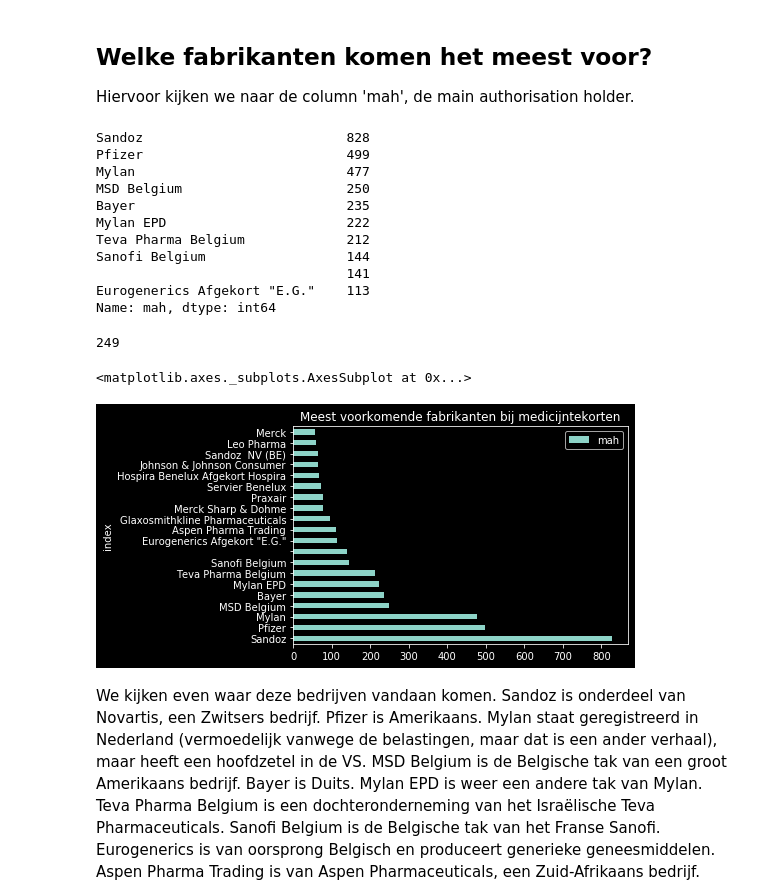
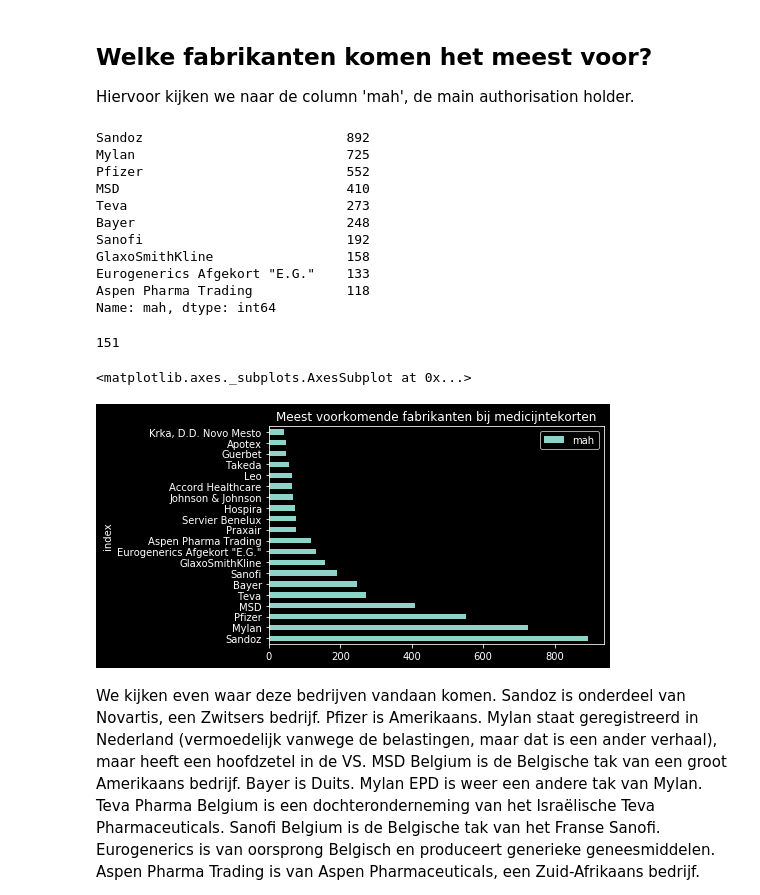
Before and after one commit to ducoquelicot/old_vrtnwsdata, a Jupyter notebook: zorg/exploration.ipynb, the cells around one changed output. Drawn from its saved outputs; the diff is of its cells as text; code cells hidden in the pictures.

```diff
--- a/zorg/exploration.ipynb
+++ b/zorg/exploration.ipynb
@@ -1174,3 +1185,5 @@ Dat gezegd hebbende, de volgende vragen zijn interessant:
 - Hoe lang duurt de gemiddelde/mean/mode onbeschikbaarheid, en is dit gegroeid?
 - Is dit nog verder uit te splitsen naar fabrikanten? (Bv: Pfizer heeft de afgelopen jaren steeds vaker meldingen gedaan en ook steeds langere tekorten)
 - Zijn er medicijnen bij waarbij een tekort zorgt voor een levensvatbaarheidsprobleem bij de patiëntengroep?
+# %%
+supply = pd.read_csv('zorg/cleam_sp.csv', parse_dates=['supply_problem_start_date', 'supply_problem_presumed_end_date', 'supply_problem_end_date'])
@@ -1230,28 +1274,28 @@ In verreweg de meeste gevallen ging het om problemen met de beschikbaarheid van
 ## Welke fabrikanten komen het meest voor?
 Hiervoor kijken we naar de column 'mah', de main authorisation holder.
 # %%
-supplyproblems.mah.value_counts().head(10)
+supply.mah.value_counts().head(10)
 # %% [output]
-Sandoz                          828
-Pfizer                          499
-Mylan                           477
-MSD Belgium                     250
-Bayer                           235
-Mylan EPD                       222
-Teva Pharma Belgium             212
-Sanofi Belgium                  144
-                                141
-Eurogenerics Afgekort "E.G."    113
+Sandoz                          892
+Mylan                           725
+Pfizer                          552
+MSD                             410
+Teva                            273
+Bayer                           248
+Sanofi                          192
+GlaxoSmithKline                 158
+Eurogenerics Afgekort "E.G."    133
+Aspen Pharma Trading            118
 Name: mah, dtype: int64
 # %%
-supplyproblems.mah.nunique()
+supply.mah.nunique()
 # %% [output]
-249
+151
 # %%
-supplyproblems.mah.value_counts().reset_index().set_index('index').sort_values(by='mah', ascending=False).head(20).plot.barh(title='Meest voorkomende fabrikanten bij medicijntekorten')
+supply.mah.value_counts().reset_index().set_index('index').sort_values(by='mah', ascending=False).head(20).plot.barh(title='Meest voorkomende fabrikanten bij medicijntekorten')
 # %% [output]
 <matplotlib.axes._subplots.AxesSubplot at 0x...>
-[figure, old version]
+[figure, new version]
 # %% [markdown]
 We kijken even waar deze bedrijven vandaan komen. Sandoz is onderdeel van Novartis, een Zwitsers bedrijf. Pfizer is Amerikaans. Mylan staat geregistreerd in Nederland (vermoedelijk vanwege de belastingen, maar dat is een ander verhaal), maar heeft een hoofdzetel in de VS. MSD Belgium is de Belgische tak van een groot Amerikaans bedrijf. Bayer is Duits. Mylan EPD is weer een andere tak van Mylan. Teva Pharma Belgium is een dochteronderneming van het Israëlische Teva Pharmaceuticals. Sanofi Belgium is de Belgische tak van het Franse Sanofi. Eurogenerics is van oorsprong Belgisch en produceert generieke geneesmiddelen. Aspen Pharma Trading is van Aspen Pharmaceuticals, een Zuid-Afrikaans bedrijf.
 
```
Also changed, not shown: parts of 14 cells of this notebook, 2 other files.
